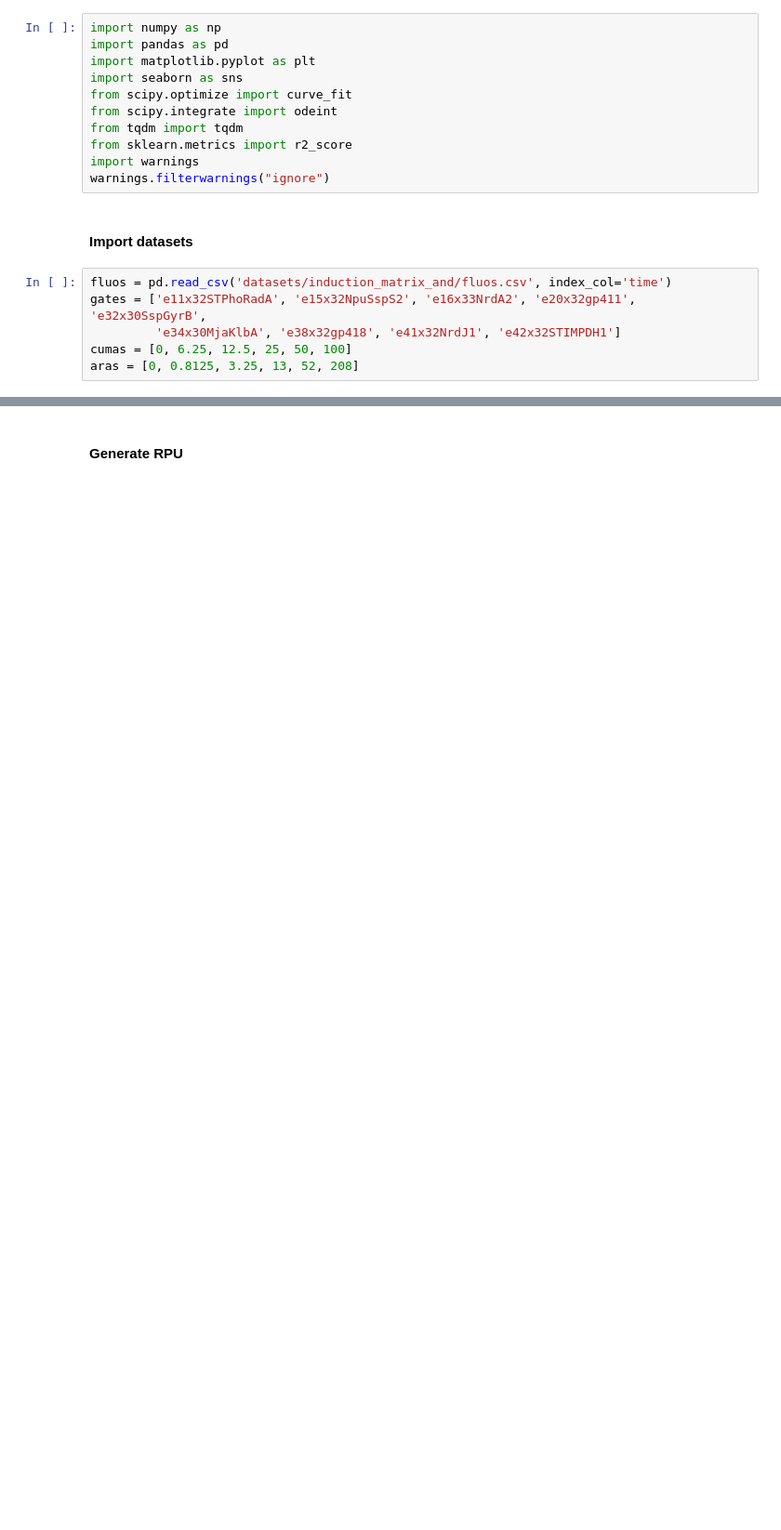
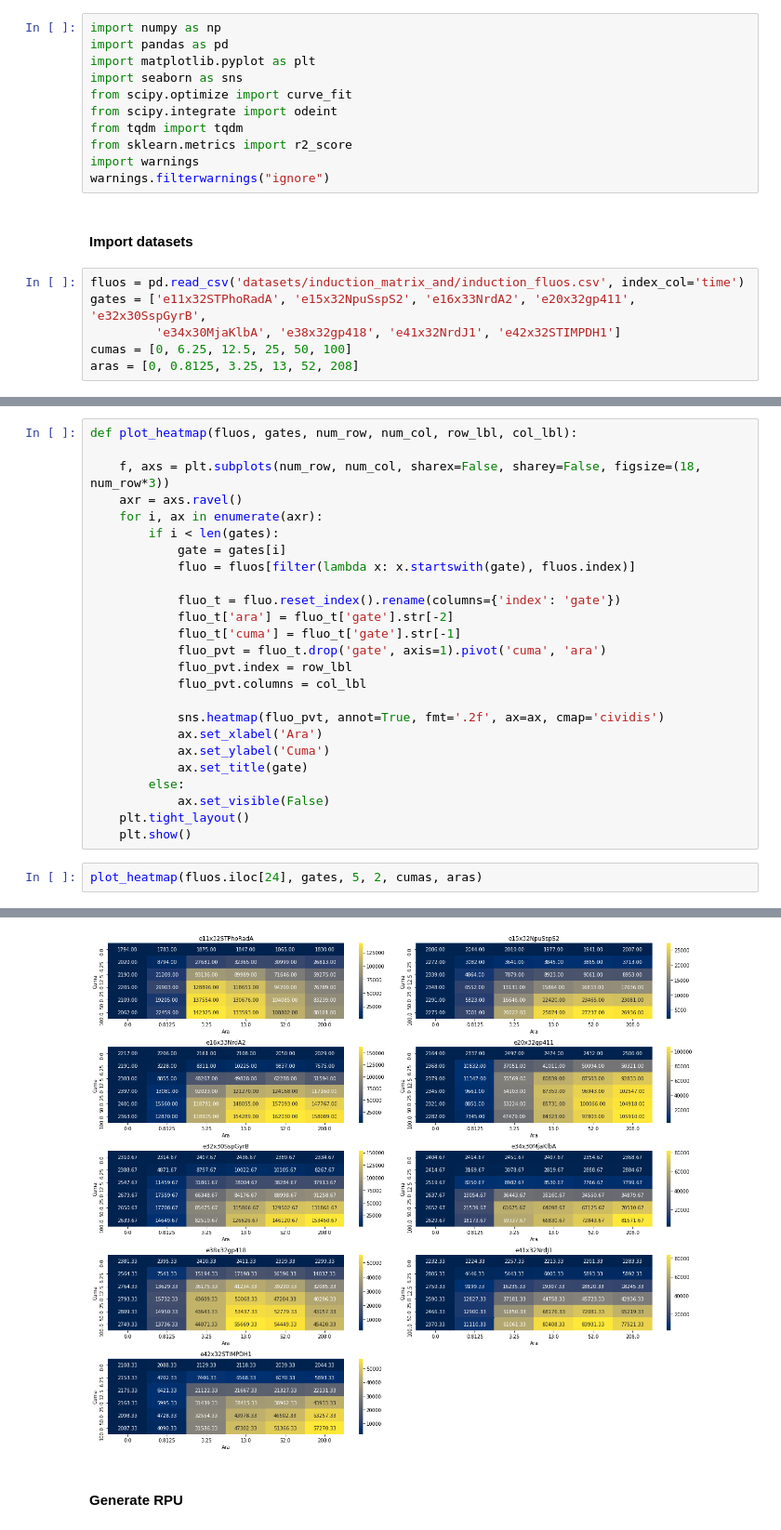
Before and after one commit to rmardian/intein-based-circuits, a Jupyter notebook: Steady-State Model.ipynb, the cells around one changed output, grey strips where cells are left out. Shown at 93% size. Cells and saved outputs as stored; diff of their text form; blank space fills up the shorter version.

```diff
--- a/Steady-State Model.ipynb
+++ b/Steady-State Model.ipynb
@@ -12,7 +12,7 @@ warnings.filterwarnings("ignore")
 # %% [markdown]
 #### Import datasets
 # %%
-fluos = pd.read_csv('datasets/induction_matrix_and/fluos.csv', index_col='time')
+fluos = pd.read_csv('datasets/induction_matrix_and/induction_fluos.csv', index_col='time')
 gates = ['e11x32STPhoRadA', 'e15x32NpuSspS2', 'e16x33NrdA2', 'e20x32gp411', 'e32x30SspGyrB',
          'e34x30MjaKlbA', 'e38x32gp418', 'e41x32NrdJ1', 'e42x32STIMPDH1']
 cumas = [0, 6.25, 12.5, 25, 50, 100]
@@ -48,0 +20,28 @@ plot_heatmap(fluos.iloc[30], gates, 5, 2, cumas, aras)
+# %%
+def plot_heatmap(fluos, gates, num_row, num_col, row_lbl, col_lbl):
+
+    f, axs = plt.subplots(num_row, num_col, sharex=False, sharey=False, figsize=(18, num_row*3))
+    axr = axs.ravel()
+    for i, ax in enumerate(axr):
+        if i < len(gates):
+            gate = gates[i]
+            fluo = fluos[filter(lambda x: x.startswith(gate), fluos.index)]
+
+            fluo_t = fluo.reset_index().rename(columns={'index': 'gate'})
+            fluo_t['ara'] = fluo_t['gate'].str[-2]
+            fluo_t['cuma'] = fluo_t['gate'].str[-1]
+            fluo_pvt = fluo_t.drop('gate', axis=1).pivot('cuma', 'ara')
+            fluo_pvt.index = row_lbl
+            fluo_pvt.columns = col_lbl
+
+            sns.heatmap(fluo_pvt, annot=True, fmt='.2f', ax=ax, cmap='cividis')
+            ax.set_xlabel('Ara')
+            ax.set_ylabel('Cuma')
+            ax.set_title(gate)
+        else:
+            ax.set_visible(False)
+    plt.tight_layout()
+    plt.show()
+# %%
+plot_heatmap(fluos.iloc[24], gates, 5, 2, cumas, aras)
+# %% [output]
@@ -49,3 +65,4 @@ plot_heatmap(fluos.iloc[30], gates, 5, 2, cumas, aras)
+[figure, added]
 # %% [markdown]
 #### Generate RPU
 # %%
```
Also changed, not shown: parts of 10 cells of this notebook, 8 other files.
